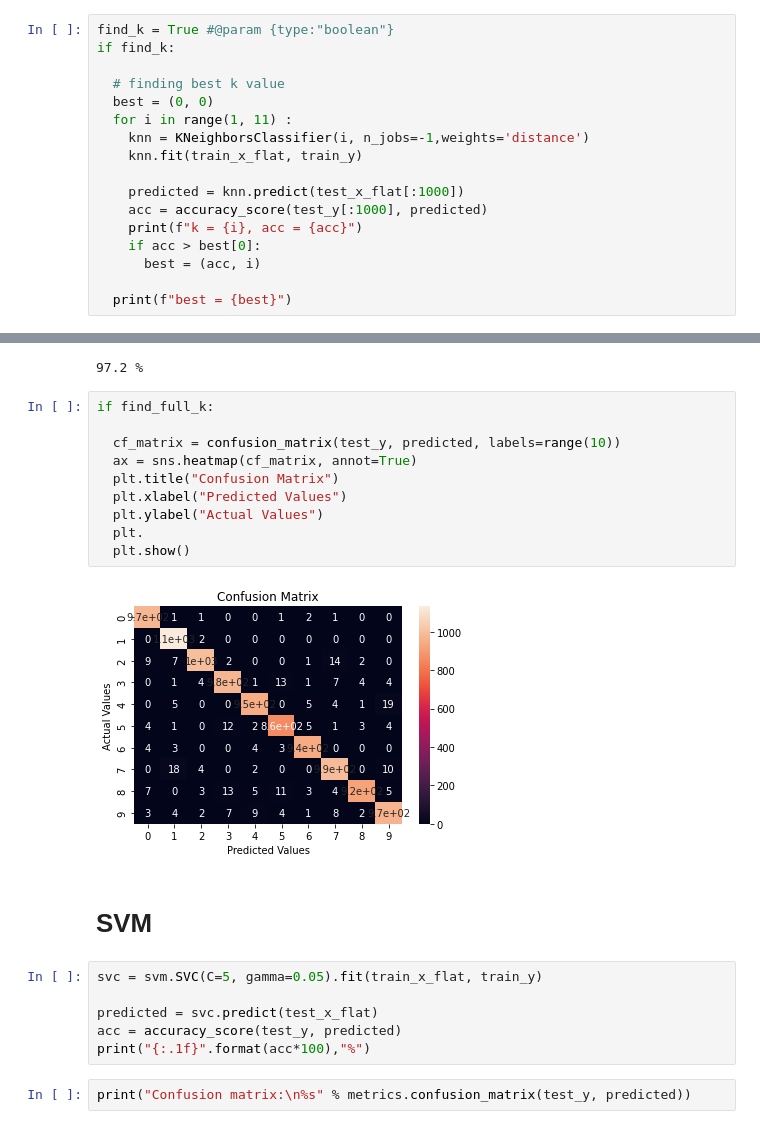
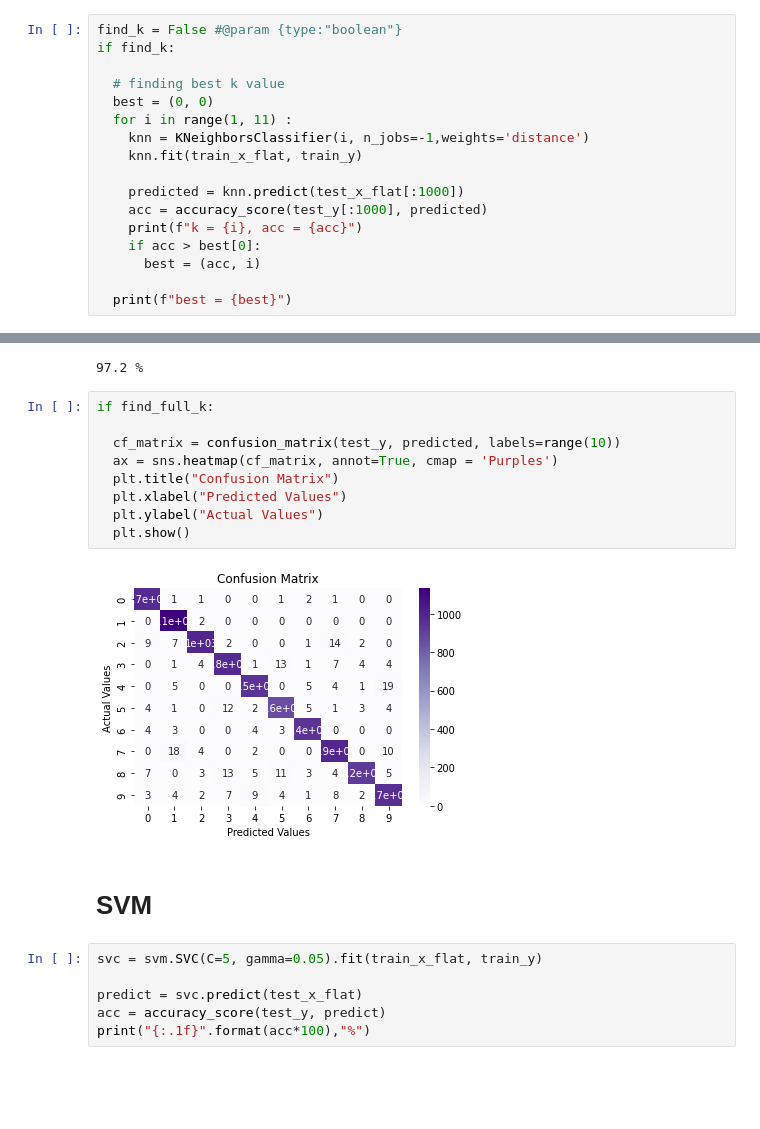
Before and after one commit to theol0403/APSC100-Mod3-727C, a Jupyter notebook: APSC100_Mod3_727C.ipynb, the cells around one changed output, grey strips where cells are left out. Cells and saved outputs as stored; diff of their text form; blank space fills up the shorter version.

```diff
--- a/APSC100_Mod3_727C.ipynb
+++ b/APSC100_Mod3_727C.ipynb
@@ -170,7 +167,7 @@ if compile_model:
 # %% [markdown]
 # KNN
 # %%
-find_k = True #@param {type:"boolean"}
+find_k = False #@param {type:"boolean"}
 if find_k:
 
   # finding best k value
@@ -214,22 +199,19 @@ if find_full_k:
 # %%
 if find_full_k:
 
   cf_matrix = confusion_matrix(test_y, predicted, labels=range(10))
-  ax = sns.heatmap(cf_matrix, annot=True)
+  ax = sns.heatmap(cf_matrix, annot=True, cmap = 'Purples')
   plt.title("Confusion Matrix")
   plt.xlabel("Predicted Values")
   plt.ylabel("Actual Values")
-  plt.
   plt.show()
 # %% [output]
-[figure, old version]
+[figure, new version]
 # %% [markdown]
 # SVM
 # %%
 svc = svm.SVC(C=5, gamma=0.05).fit(train_x_flat, train_y)
 
-predicted = svc.predict(test_x_flat)
-acc = accuracy_score(test_y, predicted)
+predict = svc.predict(test_x_flat)
+acc = accuracy_score(test_y, predict)
 print("{:.1f}".format(acc*100),"%")
-# %%
-print("Confusion matrix:\n%s" % metrics.confusion_matrix(test_y, predicted))
```
Also changed, not shown: parts of 2 cells of this notebook.
